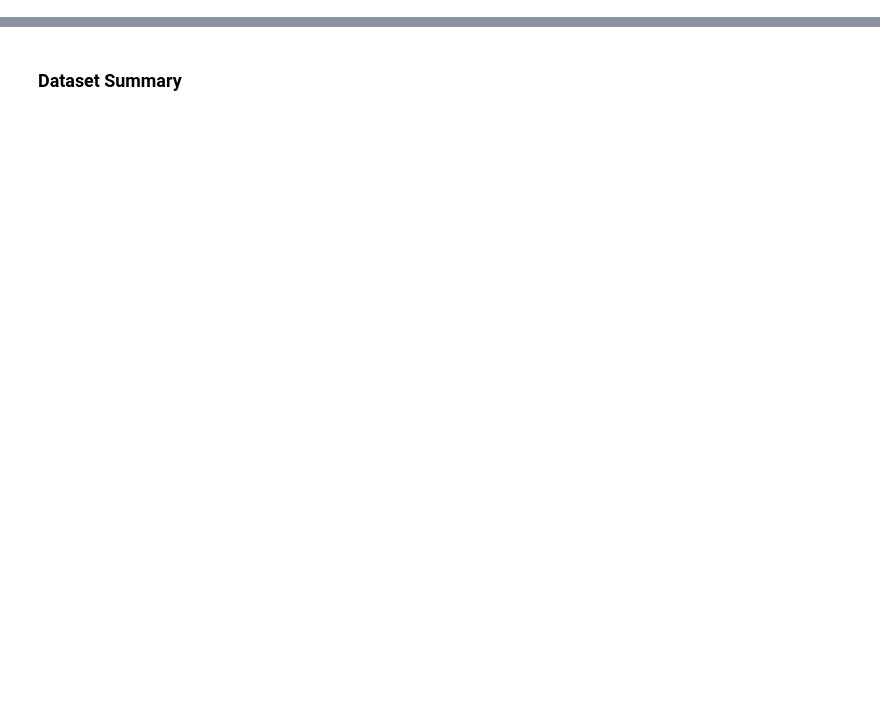
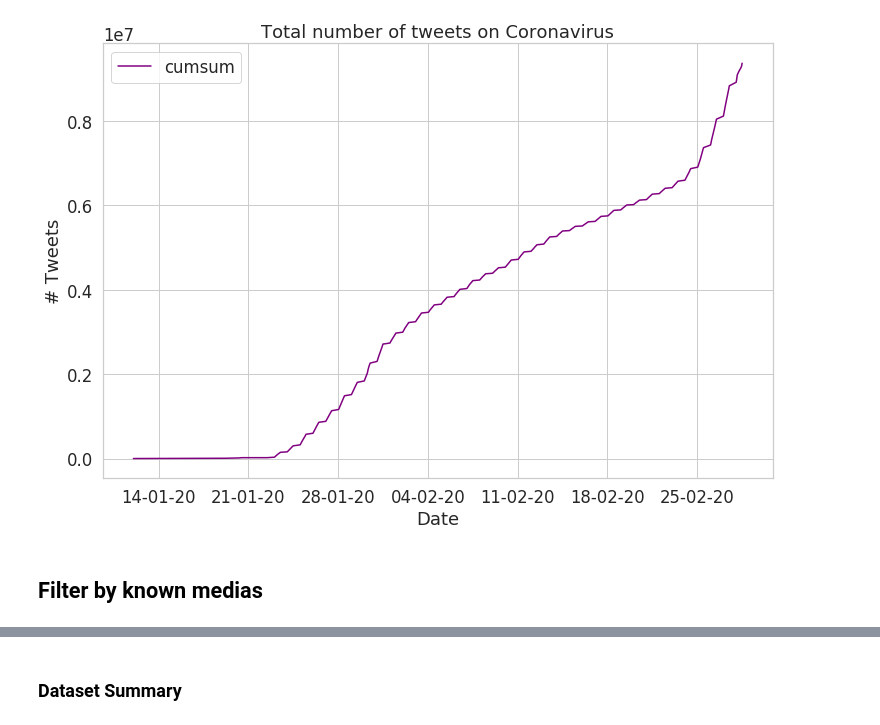
Before and after one commit to JRappaz/Panorama, a Jupyter notebook: notebooks/COVID.ipynb, the cells around one changed output, grey strips where cells are left out. Cells and saved outputs as stored; diff of their text form; code cells hidden in the pictures; blank space fills up the shorter version.

```diff
--- a/notebooks/COVID.ipynb
+++ b/notebooks/COVID.ipynb
@@ -35,0 +67,31 @@ else:
+# %%
+# Prettier plotting with seaborn
+sns.set(font_scale=1.5, style="whitegrid")
+
+fig, ax = plt.subplots(figsize=(12, 8))
+
+groupHour['cumsum'] = groupHour['count'].cumsum()
+df = groupHour[groupHour['date'] > "2020-01-12"]
+
+# Compute rolling mean of the count if needed
+y =  df['cumsum'].rolling(window=1).mean()
+
+ax.plot(df['date'],
+       y,
+        '-o',
+        color='purple', marker="")
+ax.set(xlabel="Date", ylabel="# Tweets",
+       title="Total number of tweets on Coronavirus")
+
+# Format the x axis
+ax.xaxis.set_major_locator(mdates.WeekdayLocator(interval=2))
+ax.xaxis.set_major_formatter(DateFormatter("%d-%m-%y"))
+
+# Ensure ticks fall once every other week (interval=2)
+ax.xaxis.set_major_locator(mdates.WeekdayLocator(interval=1))
+plt.legend()
+plt.show()
+# %% [output]
+[figure, added]
+# %% [markdown]
+## Filter by known medias
```
Also changed, not shown: parts of 50 cells of this notebook, 4 other files.
